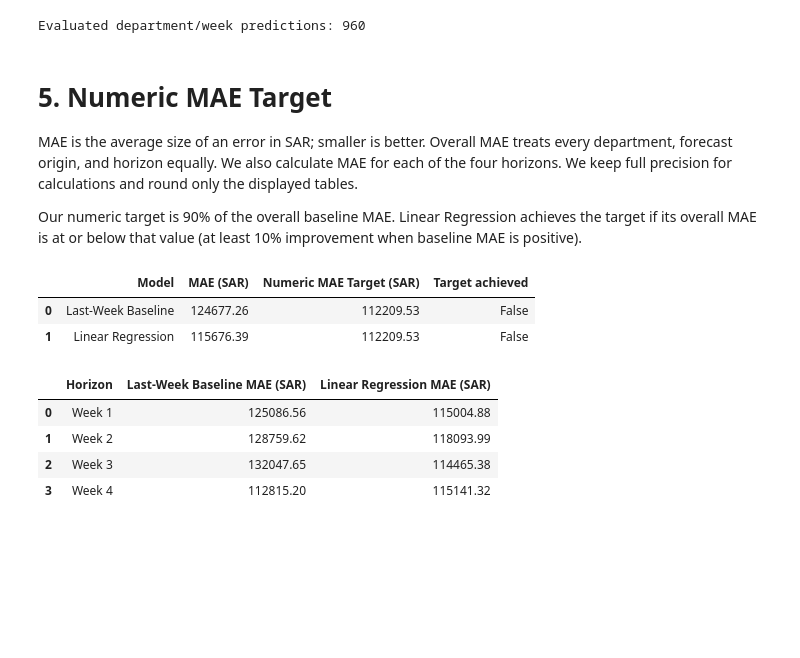
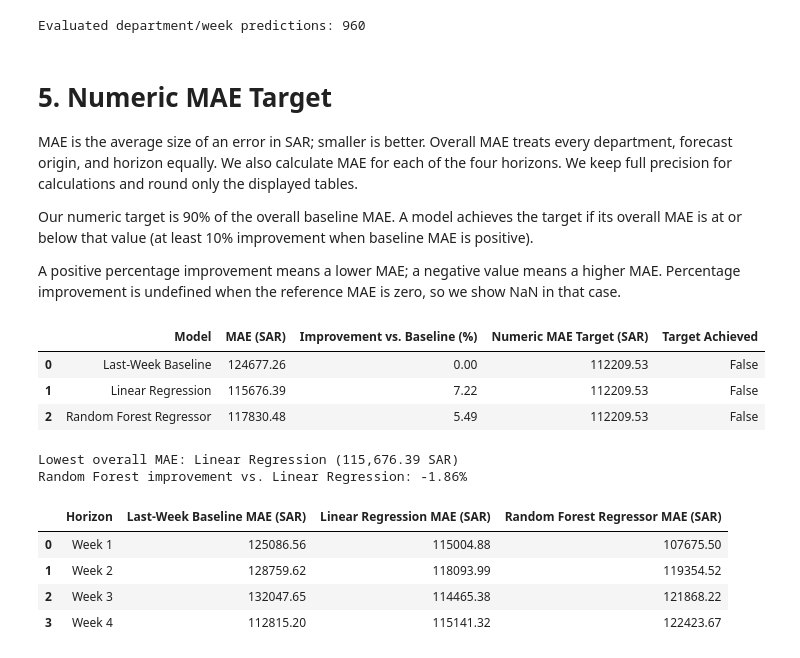
Before and after one commit to AbdullahSofayan/Masroof, a Jupyter notebook: ml/notebooks/forecasting.ipynb, the cells around one changed output. Cells and saved outputs as stored; diff of their text form; code cells hidden in the pictures; blank space fills up the shorter version.

Commit message:
compare linear reg vs random forest + add some files

```diff
--- a/ml/notebooks/forecasting.ipynb
+++ b/ml/notebooks/forecasting.ipynb
@@ -290,6 +295,12 @@ for origin in validation_origins:
     rolling_model = LinearRegression()
     rolling_model.fit(X.loc[train_mask], y.loc[train_mask])
     regression_values = rolling_model.predict(X.loc[validation_mask])
+
+    # Use exactly the same past training rows and validation rows for both models.
+    rolling_forest = RandomForestRegressor(n_estimators=100, random_state=42)
+    rolling_forest.fit(X.loc[train_mask], y.loc[train_mask])
+    forest_values = rolling_forest.predict(X.loc[validation_mask])
+
     actual_values = y.loc[validation_mask].to_numpy()
     baseline_values = samples.loc[validation_mask, 'lag_1'].to_numpy()
     department_ids = samples.loc[validation_mask, 'department_id'].to_numpy()
@@ -302,7 +313,8 @@ for origin in validation_origins:
             'forecast_week': origin + pd.Timedelta(weeks=horizon),
             'actual': actual_values[:, horizon - 1],
             'baseline': baseline_values,
-            'linear_regression': regression_values[:, horizon - 1]
+            'linear_regression': regression_values[:, horizon - 1],
+            'random_forest': forest_values[:, horizon - 1]
         })
         validation_parts.append(horizon_results)
 
@@ -318,29 +330,62 @@ every department, forecast origin, and horizon equally. We also calculate MAE fo
 each of the four horizons. We keep full precision for calculations and round
 only the displayed tables.
 
-Our numeric target is 90% of the overall baseline MAE. Linear Regression achieves
+Our numeric target is 90% of the overall baseline MAE. A model achieves
 the target if its overall MAE is at or below that value (at least 10% improvement
 when baseline MAE is positive).
+
+A positive percentage improvement means a lower MAE; a negative value means a
+higher MAE. Percentage improvement is undefined when the reference MAE is zero,
+so we show NaN in that case.
 # %%
 baseline_mae = mean_absolute_error(
     validation_results['actual'], validation_results['baseline']
 )
 regression_mae = mean_absolute_error(
     validation_results['actual'], validation_results['linear_regression']
 )
+forest_mae = mean_absolute_error(
+    validation_results['actual'], validation_results['random_forest']
+)
 mae_target = 0.90 * baseline_mae
 
 comparison = pd.DataFrame({
-    'Model': ['Last-Week Baseline', 'Linear Regression'],
-    'MAE (SAR)': [baseline_mae, regression_mae],
-    'Numeric MAE Target (SAR)': [mae_target, mae_target],
-    'Target achieved': [baseline_mae <= mae_target, regression_mae <= mae_target]
+    'Model': ['Last-Week Baseline', 'Linear Regression', 'Random Forest Regressor'],
+    'MAE (SAR)': [baseline_mae, regression_mae, forest_mae],
+    'Numeric MAE Target (SAR)': [mae_target, mae_target, mae_target]
 })
+
+# Compare every model against the same baseline and target.
+if baseline_mae > 0:
+    comparison['Improvement vs. Baseline (%)'] = (
+        100 * (baseline_mae - comparison['MAE (SAR)']) / baseline_mae
+    )
+else:
+    comparison['Improvement vs. Baseline (%)'] = np.nan
+comparison['Target Achieved'] = comparison['MAE (SAR)'] <= mae_target
+comparison = comparison[[
+    'Model', 'MAE (SAR)', 'Improvement vs. Baseline (%)',
+    'Numeric MAE Target (SAR)', 'Target Achieved'
+]]
 display(comparison.round(2))
+
+# Use unrounded MAE values to identify the best model, including any ties.
+best_mae = comparison['MAE (SAR)'].min()
+best_models = comparison.loc[comparison['MAE (SAR)'] == best_mae, 'Model']
+print('Lowest overall MAE:', ', '.join(best_models), f'({best_mae:,.2f} SAR)')
+
+if regression_mae > 0:
+    forest_improvement = 100 * (regression_mae - forest_mae) / regression_mae
+else:
+    forest_improvement = np.nan
+print(f'Random Forest improvement vs. Linear Regression: {forest_improvement:.2f}%')
 # %% [output]
-|  | Model | MAE (SAR) | Numeric MAE Target (SAR) | Target achieved |
-| 0 | Last-Week Baseline | 124677.26 | 112209.53 | False |
-| 1 | Linear Regression | 115676.39 | 112209.53 | False |
+|  | Model | MAE (SAR) | Improvement vs. Baseline (%) | Numeric MAE Target (SAR) | Target Achieved |
+| 0 | Last-Week Baseline | 124677.26 | 0.00 | 112209.53 | False |
+| 1 | Linear Regression | 115676.39 | 7.22 | 112209.53 | False |
+| 2 | Random Forest Regressor | 117830.48 | 5.49 | 112209.53 | False |
+Lowest overall MAE: Linear Regression (115,676.39 SAR)
+Random Forest improvement vs. Linear Regression: -1.86%
 # %%
 horizon_rows = []
 
@@ -353,14 +398,17 @@ for horizon in range(1, 5):
         ),
         'Linear Regression MAE (SAR)': mean_absolute_error(
             results['actual'], results['linear_regression']
+        ),
+        'Random Forest Regressor MAE (SAR)': mean_absolute_error(
+            results['actual'], results['random_forest']
         )
     })
 
 horizon_comparison = pd.DataFrame(horizon_rows)
 display(horizon_comparison.round(2))
 # %% [output]
-|  | Horizon | Last-Week Baseline MAE (SAR) | Linear Regression MAE (SAR) |
-| 0 | Week 1 | 125086.56 | 115004.88 |
-| 1 | Week 2 | 128759.62 | 118093.99 |
-| 2 | Week 3 | 132047.65 | 114465.38 |
-| 3 | Week 4 | 112815.20 | 115141.32 |
+|  | Horizon | Last-Week Baseline MAE (SAR) | Linear Regression MAE (SAR) | Random Forest Regressor MAE (SAR) |
+| 0 | Week 1 | 125086.56 | 115004.88 | 107675.50 |
+| 1 | Week 2 | 128759.62 | 118093.99 | 119354.52 |
+| 2 | Week 3 | 132047.65 | 114465.38 | 121868.22 |
+| 3 | Week 4 | 112815.20 | 115141.32 | 122423.67 |
```
Also changed, not shown: parts of 2 cells of this notebook, 5 other files.
